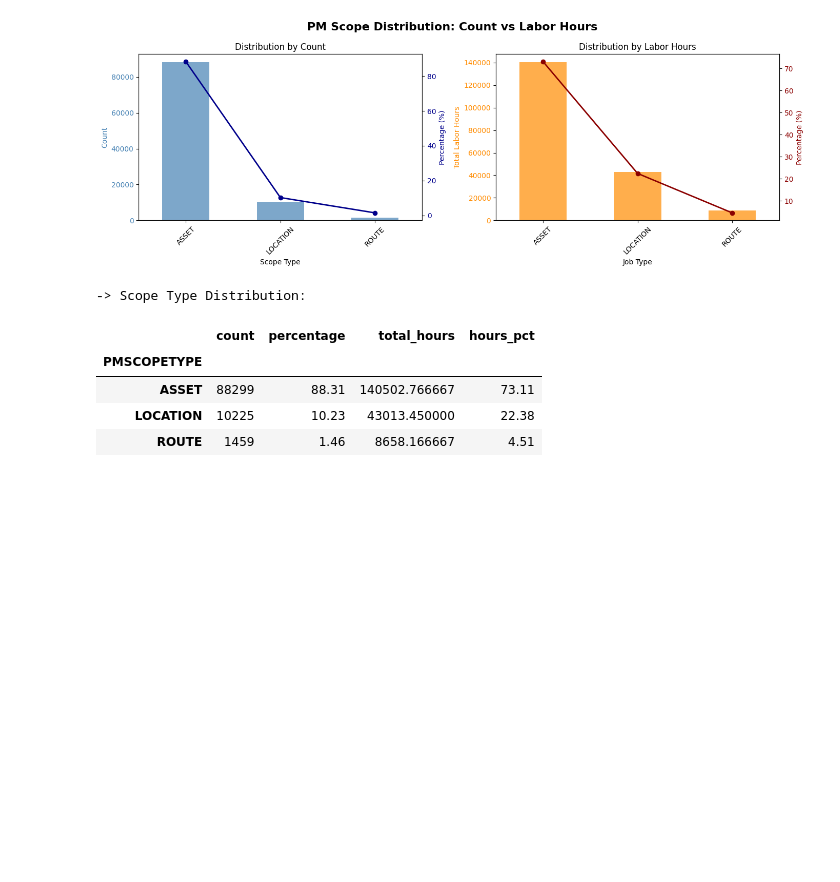
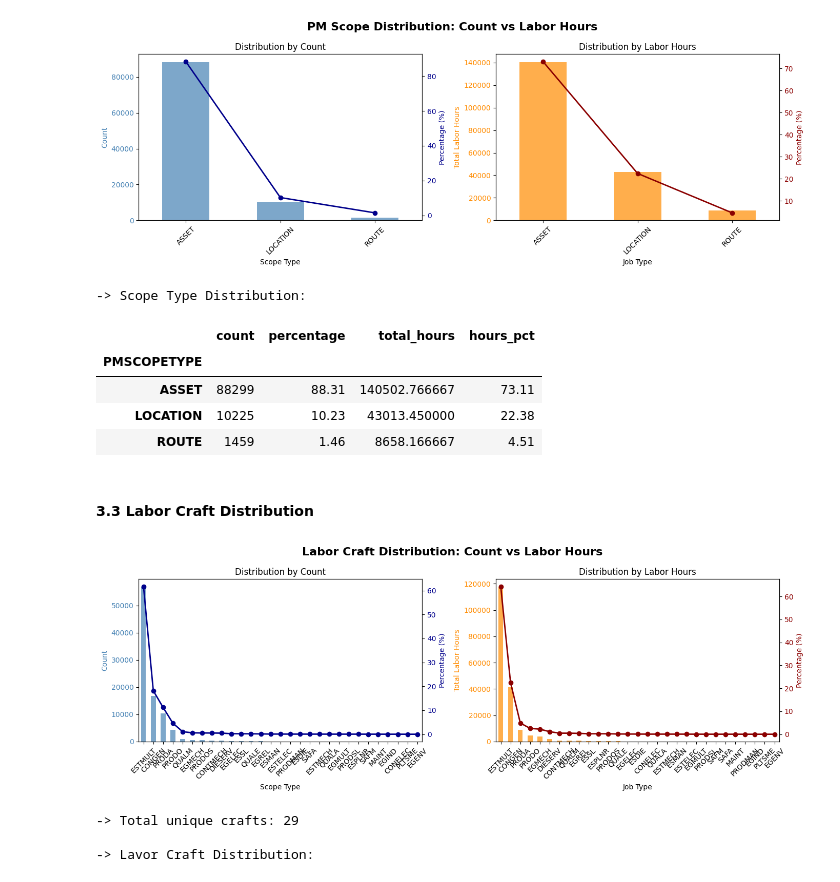
Before and after one commit to dev-festival/py4eda-project, a Jupyter notebook: notebooks/03_individual_exploration_mike.ipynb, the cells around one changed output. Saved outputs shown, nothing was run; the diff lists cells and outputs as text; code cells hidden in the pictures; blank space fills up the shorter version.

```diff
--- a/notebooks/03_individual_exploration_mike.ipynb
+++ b/notebooks/03_individual_exploration_mike.ipynb
@@ -57,6 +69,14 @@ df_forecast = pd.read_csv(FORECAST_FILE,
                             'ZONENAME' : 'category',
                             'PROCESSNAME' : 'category'
                         })
+
+# Fix missing DEPT_NAME for Facilities departments
+df_forecast['DEPT_NAME'] = np.where(
+    df_forecast['DEPT'].str.startswith('FA', na=False) & df_forecast['DEPT_NAME'].isna(),
+    'FACILITIES',
+    df_forecast['DEPT_NAME']
+)
+
 print(f"Forecast data shape: {df_forecast.shape[0]:,} rows, {df_forecast.shape[1]} columns")
 # %% [output]
 Forecast data shape: 99,983 rows, 23 columns
@@ -788,3 +816,72 @@ display(scope_summary)
 | ASSET | 88299 | 88.31 | 140502.766667 | 73.11 |
 | LOCATION | 10225 | 10.23 | 43013.450000 | 22.38 |
 | ROUTE | 1459 | 1.46 | 8658.166667 | 4.51 |
+# %% [markdown]
+#### 3.3 Labor Craft Distribution
+# %%
+# Top crafts by occurrence count
+craft_counts = df_forecast['LABOR_CRAFT'].value_counts()
+craft_pct = (craft_counts / craft_counts.sum() * 100).round(2)
+
+# Labor hours by job type
+craft_labor = df_forecast.groupby('LABOR_CRAFT', observed = False)['total_labor_per_occ_capped'].sum().sort_values(ascending=False)
+craft_labor_pct = (craft_labor / craft_labor.sum() * 100).round(2)
+
+# Create side-by-side charts
+fig, axes = plt.subplots(1, 2, figsize=(14, 5))
+fig.suptitle('Labor Craft Distribution: Count vs Labor Hours', fontsize=16, fontweight='bold')
+
+# Chart 1: Count (bars) + Percentage (line)
+ax1 = axes[0]
+ax1_twin = ax1.twinx()
+
+# Bars for count
+craft_counts.plot(kind='bar', ax=ax1, color='steelblue', alpha=0.7)
+ax1.set_xlabel('Scope Type')
+ax1.set_ylabel('Count', color='steelblue')
+ax1.set_title('Distribution by Count')
+ax1.tick_params(axis='y', labelcolor='steelblue')
+ax1.tick_params(axis='x', rotation=45)
+
+# Line for percentage
+craft_pct.plot(kind='line', ax=ax1_twin, color='darkblue', marker='o', linewidth=2)
+ax1_twin.set_ylabel('Percentage (%)', color='darkblue')
+ax1_twin.tick_params(axis='y', labelcolor='darkblue')
+
+# Chart 2: Labor Hours (bars) + Percentage (line)
+ax2 = axes[1]
+ax2_twin = ax2.twinx()
+
+# Bars for labor hours
+craft_labor.plot(kind='bar', ax=ax2, color='darkorange', alpha=0.7)
+ax2.set_xlabel('Job Type')
+ax2.set_ylabel('Total Labor Hours', color='darkorange')
+ax2.set_title('Distribution by Labor Hours')
+ax2.tick_params(axis='y', labelcolor='darkorange')
+ax2.tick_params(axis='x', rotation=45)
+
+# Line for percentage
+craft_labor_pct.plot(kind='line', ax=ax2_twin, color='darkred', marker='o', linewidth=2)
+ax2_twin.set_ylabel('Percentage (%)', color='darkred')
+ax2_twin.tick_params(axis='y', labelcolor='darkred')
+
+plt.tight_layout()
+plt.show()
+
+print(f"\n-> Total unique crafts: {df_forecast['LABOR_CRAFT'].nunique()}")
+
+
+craft_summary = pd.DataFrame({
+    'count': craft_counts,
+    'percentage': craft_pct,
+    'total_hours' : craft_labor,
+    'hours_pct' : craft_labor_pct
+})
+
+print("\n-> Lavor Craft Distribution:")
+display(craft_summary)
+# %% [output]
+[figure, added]
+-> Total unique crafts: 29
+
+-> Lavor Craft Distribution:
```
Also changed, not shown: parts of 22 cells of this notebook.
